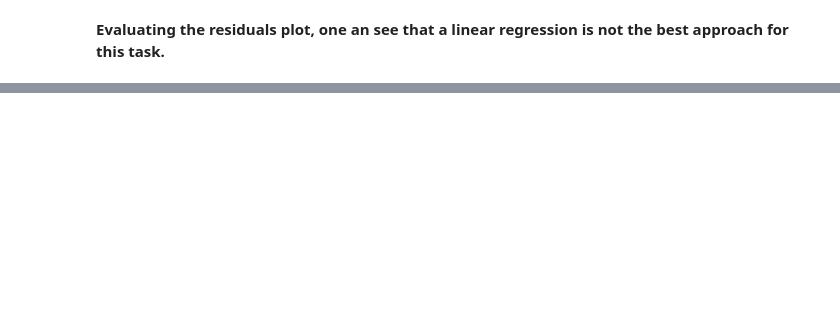
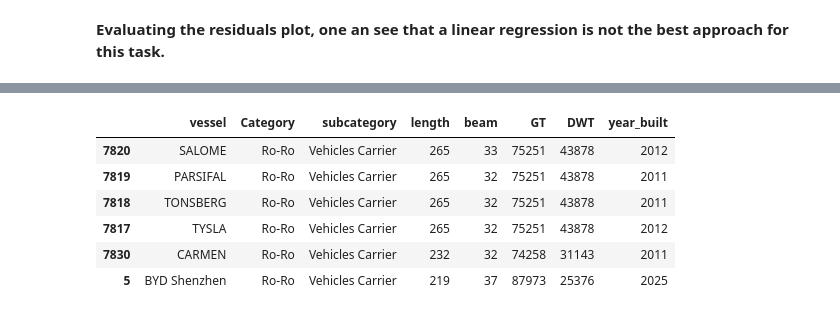
Before and after one commit to RafaPieper/Ships_Data_Analysis, a Jupyter notebook: ships-eda.ipynb, the cells around one changed output, grey strips where cells are left out. Cells and saved outputs as stored; diff of their text form; code cells hidden in the pictures; blank space fills up the shorter version.

```diff
--- a/ships-eda.ipynb
+++ b/ships-eda.ipynb
@@ -539,0 +597,11 @@ plt.show()
+# %%
+top5.loc[len(top5)] = {'vessel': vessel, 'length': length, 'beam': beam, 'GT': GT, 'DWT': DWT, 'year_built': year_built, 'Category': category, 'subcategory': subcategory}
+top5
+# %% [output]
+|  | vessel | Category | subcategory | length | beam | GT | DWT | year_built |
+| 7820 | SALOME | Ro-Ro | Vehicles Carrier | 265 | 33 | 75251 | 43878 | 2012 |
+| 7819 | PARSIFAL | Ro-Ro | Vehicles Carrier | 265 | 32 | 75251 | 43878 | 2011 |
+| 7818 | TONSBERG | Ro-Ro | Vehicles Carrier | 265 | 32 | 75251 | 43878 | 2011 |
+| 7817 | TYSLA | Ro-Ro | Vehicles Carrier | 265 | 32 | 75251 | 43878 | 2012 |
+| 7830 | CARMEN | Ro-Ro | Vehicles Carrier | 232 | 32 | 74258 | 31143 | 2011 |
+| 5 | BYD Shenzhen | Ro-Ro | Vehicles Carrier | 219 | 37 | 87973 | 25376 | 2025 |
```
Also changed, not shown: parts of 13 cells of this notebook.
